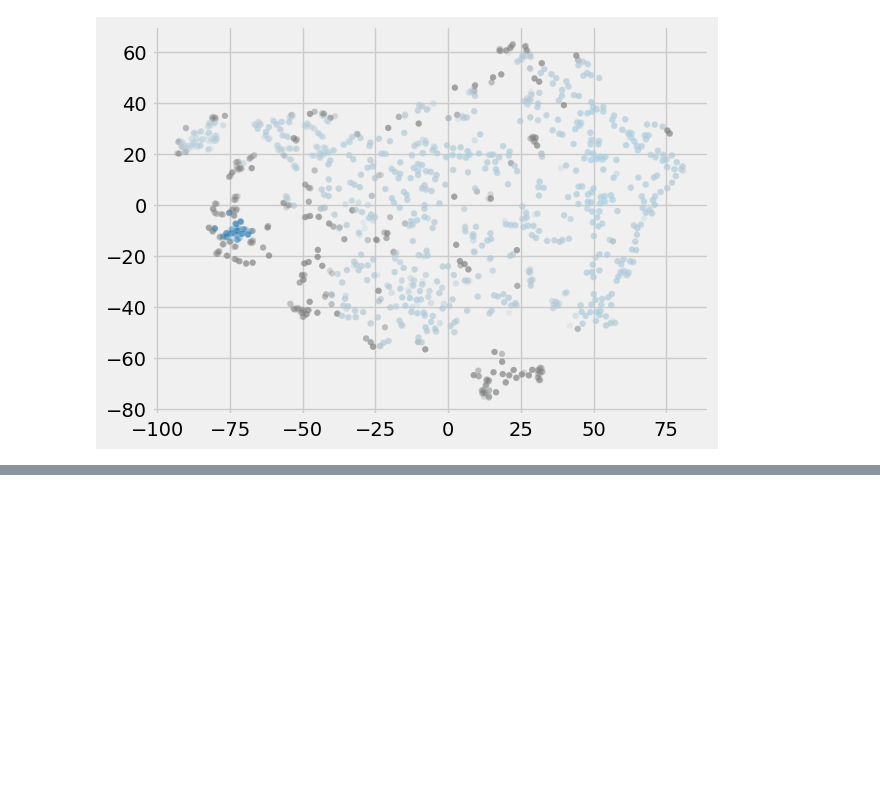
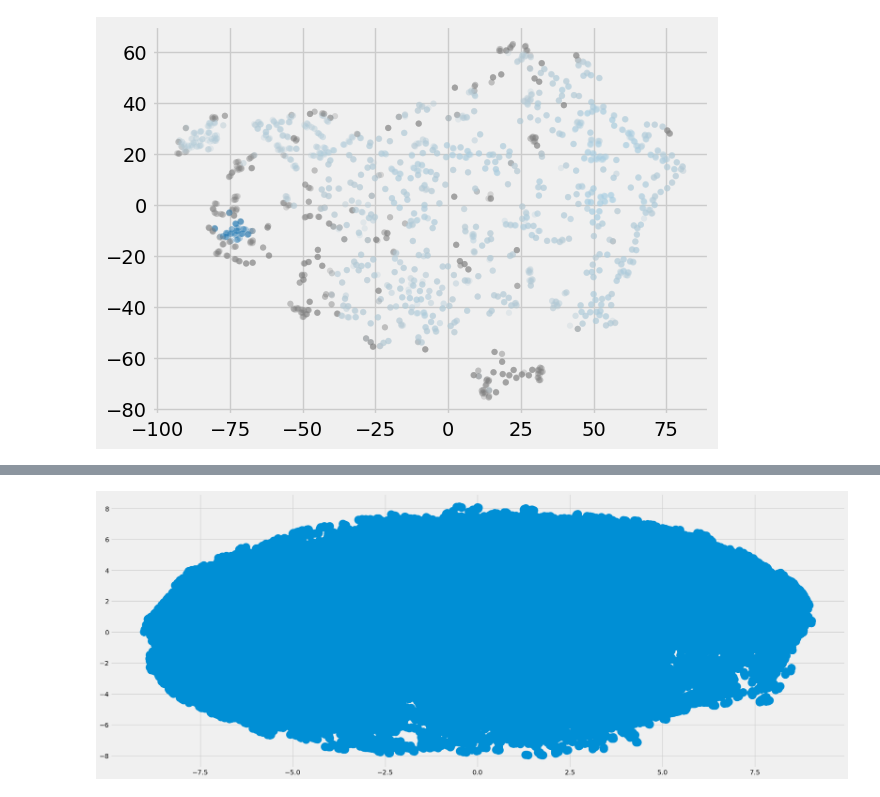
Before and after one commit to EddyVianney/Stage_master2_sdsc_eost, a Jupyter notebook: stage_master_version_2.ipynb, the cells around one changed output, grey strips where cells are left out. Drawn from its saved outputs; the diff is of its cells as text; code cells hidden in the pictures; blank space fills up the shorter version.

```diff
--- a/stage_master_version_2.ipynb
+++ b/stage_master_version_2.ipynb
@@ -976,0 +1152,6 @@ ValueError: 25000 is not in list
+# %%
+plt.figure(figsize=(25,10))
+plt.scatter(sources[:,0], sources[:,1], s=300)
+plt.show()
+# %% [output]
+[figure, added]
```
Also changed, not shown: parts of 37 cells of this notebook, 6 other files.
